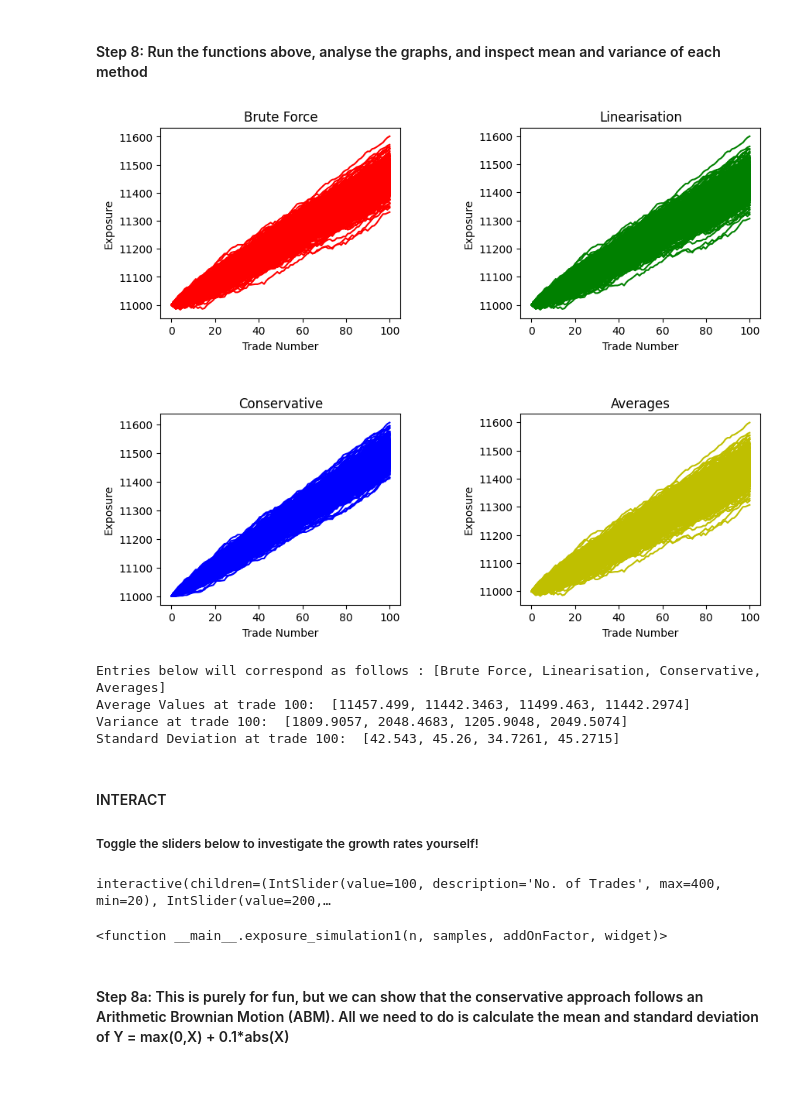
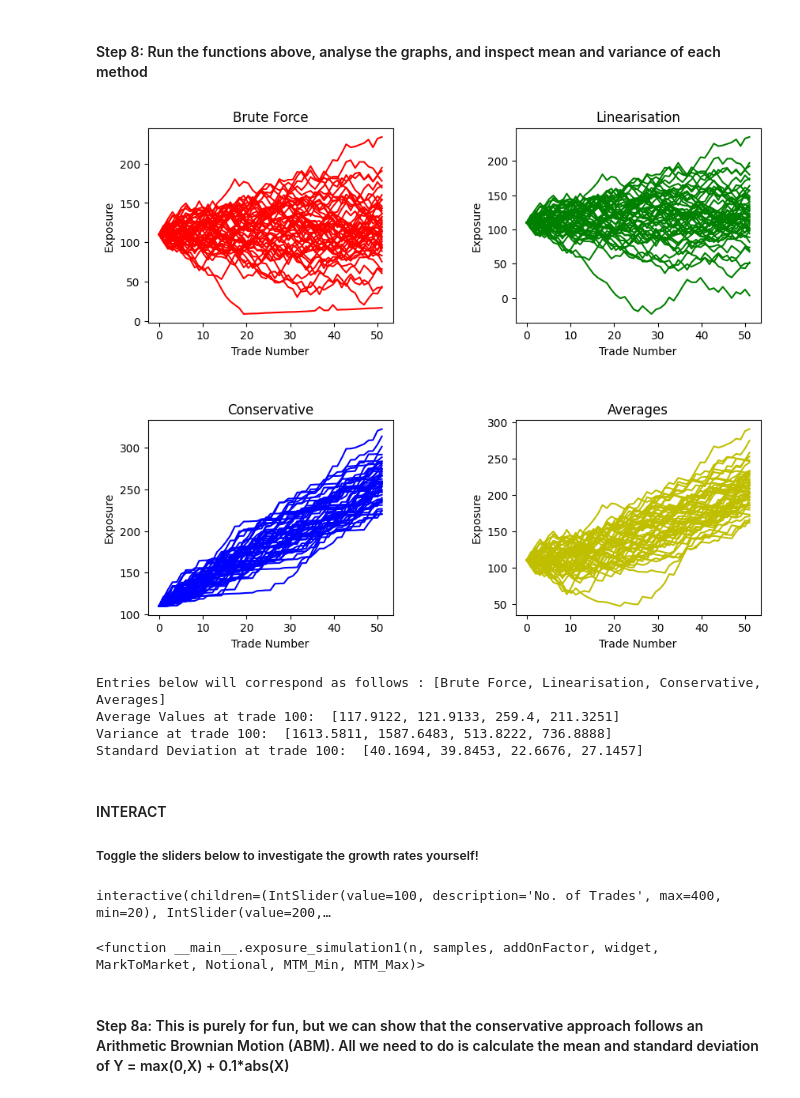
Before and after one commit to misty576/Git-Repository, a Jupyter notebook: JupyterNotebookVersionsofCode/MC_PCGrowth_NGR.ipynb, the cells around one changed output. Drawn from its saved outputs; the diff is of its cells as text; code cells hidden in the pictures.

```diff
--- a/JupyterNotebookVersionsofCode/MC_PCGrowth_NGR.ipynb
+++ b/JupyterNotebookVersionsofCode/MC_PCGrowth_NGR.ipynb
@@ -210,12 +250,12 @@ print("Positions Matrix: \n", positions)
 ### NB: Set up Baseline Position and Incoming Trades
 # %%
 # BASELINE POSITION
-MarkToMarket = 1000
-Notional = 1000000
+MarkToMarket = 100
+Notional = 1000
 
 
 # For the incoming positions , we simply set the range of the values used for sampling incoming trades
-MTM_Min = -1
+MTM_Min = -10
 MTM_Max = 10
 
 
@@ -224,7 +264,7 @@ addOnFactor = 0.01
 # %% [markdown]
 #### Step 5: Generate the dataset: Baseline Position + Incoming Trades
 # %%
-def get_position_impacts(n):
+def get_position_impacts(n, MarkToMarket, Notional, MTM_Min, MTM_Max):
 
     baseline_position = [MarkToMarket, Notional]
     #baseline_position = [63000, 200]
@@ -274,9 +314,9 @@ def remove_decimal_places(my_list):
 # %% [markdown]
 #### Step 7: The big part: Simluate the exposure calculations using Monte Carlo
 # %%
-def exposure_simulation1(n, samples, addOnFactor, widget):
+def exposure_simulation1(n, samples, addOnFactor, widget, MarkToMarket, Notional, MTM_Min, MTM_Max):
 
-    x = np.linspace(0,n,n)
+    x = np.linspace(0,n+1,n+1)
     final_vals = np.zeros((4,samples))
 
     fig,axs = plt.subplots(2,2, figsize=(10,8))
@@ -286,28 +326,35 @@ def exposure_simulation1(n, samples, addOnFactor, widget):
     singleposition = False
 
     for i in range(samples):
-
+    # Initialize cumulative PSR values and lists
+        positions = get_position_impacts(n, MarkToMarket, Notional, MTM_Min, MTM_Max)
+        cumulative_positions = np.zeros((0, 2))  # empty to start
         bf_list = []
         lin_list = []
         cons_list = []
         avg_list = []
 
-        positions = get_position_impacts(n)
+        for j in range(len(positions)):
 
+            # Add the next position to the cumulative set
+            cumulative_positions = np.vstack([cumulative_positions, positions[j, :]])
 
-        for j in range(len(positions)-1):
+            # Perform the PSR calculations for each strategy
+            NGR_BF = PSR_NGR(cumulative_positions, addonfactor, singleposition)
+            NGR_Lin = PSR_Linear(cumulative_positions, addonfactor)
+            NGR_Cons = PSR_Conservative(cumulative_positions, addonfactor)
+            NGR_Avg = PSR_Average(cumulative_positions, addonfactor, j+1)
 
-            slice = positions[:j+1,:]
-
-            NGR_BF = PSR_NGR(slice, addOnFactor, singleposition)
-            NGR_Lin = PSR_Linear(slice, addOnFactor)
-            NGR_Cons = PSR_Conservative(slice, addOnFactor)
-            NGR_Avg = PSR_Average(slice, addOnFactor, n)
-
+            # Append results to respective lists
             bf_list.append(NGR_BF)
             lin_list.append(NGR_Lin)
             cons_list.append(NGR_Cons)
             avg_list.append(NGR_Avg)
+
+        #print("BF: ", bf_list[-1])
+        #print("Lin: ", lin_list[-1])
+        #print("Avg: ",avg_list[-1])
+        #print("Cons: ", cons_list[-1])
 
         axs[0,0].plot(x,bf_list, c='r', label="Brute Force")
         axs[0,1].plot(x,lin_list, 'g', label="Linearisation")
@@ -347,25 +394,25 @@ def exposure_simulation1(n, samples, addOnFactor, widget):
 # %% [markdown]
 #### Step 8: Run the functions above, analyse the graphs, and inspect mean and variance of each method
 # %%
-samples = 500
-n = 100
+samples = 50
+n = 50
 addonfactor = 0.01
 
-final_vals = exposure_simulation1(n, samples, addOnFactor, False)
+final_vals = exposure_simulation1(n, samples, addOnFactor, False, MarkToMarket, Notional, MTM_Min, MTM_Max)
 
 [mu,sigma,std] = get_mean_variance(final_vals, samples)
 
 
 print("Entries below will correspond as follows : [Brute Force, Linearisation, Conservative, Averages]")
 print("Average Values at trade 100: ", remove_decimal_places(mu))
 print("Variance at trade 100: ", remove_decimal_places(sigma))
 print("Standard Deviation at trade 100: ", remove_decimal_places(std))
 # %% [output]
-[figure, old version]
+[figure, new version]
 Entries below will correspond as follows : [Brute Force, Linearisation, Conservative, Averages]
-Average Values at trade 100:  [11457.499, 11442.3463, 11499.463, 11442.2974]
-Variance at trade 100:  [1809.9057, 2048.4683, 1205.9048, 2049.5074]
-Standard Deviation at trade 100:  [42.543, 45.26, 34.7261, 45.2715]
+Average Values at trade 100:  [117.9122, 121.9133, 259.4, 211.3251]
+Variance at trade 100:  [1613.5811, 1587.6483, 513.8222, 736.8888]
+Standard Deviation at trade 100:  [40.1694, 39.8453, 22.6676, 27.1457]
 # %% [markdown]
 #### INTERACT
 ##### Toggle the sliders below to investigate the growth rates yourself!
@@ -375,10 +422,14 @@ widgets.interact(exposure_simulation1,
          samples = widgets.IntSlider(min=0,max=500,step=20,value=200,description="No. of Samples"),
          addOnFactor = widgets.FloatSlider(min=0, max = 1, value=0.01, step = 0.01, description="addOnFactor"),
          widget = True,
+         MarkToMarket = widgets.IntSlider(min=0,max=10000,step=100,value=1000,description="Base MTM"),
+         Notional = widgets.IntSlider(min=0,max=1000000,step=1000,value=100000,description="Base Notional"),
+         MTM_Min = widgets.IntSlider(min=-1000,max=-100,step=10,value=-10,description="MTM Min"),
+         MTM_Max = widgets.IntSlider(min=100,max=1000,step=10,value=10,description="MTM Max"),
 )
 # %% [output]
 interactive(children=(IntSlider(value=100, description='No. of Trades', max=400, min=20), IntSlider(value=200,…
-<function __main__.exposure_simulation1(n, samples, addOnFactor, widget)>
+<function __main__.exposure_simulation1(n, samples, addOnFactor, widget, MarkToMarket, Notional, MTM_Min, MTM_Max)>
 # %% [markdown]
 #### Step 8a: This is purely for fun, but we can show that the conservative approach follows an Arithmetic Brownian Motion (ABM). All we need to do is calculate the mean and standard deviation of Y = max(0,X) + 0.1*abs(X)
 # %%
```
Also changed, not shown: parts of 6 cells of this notebook, 3 other files.
